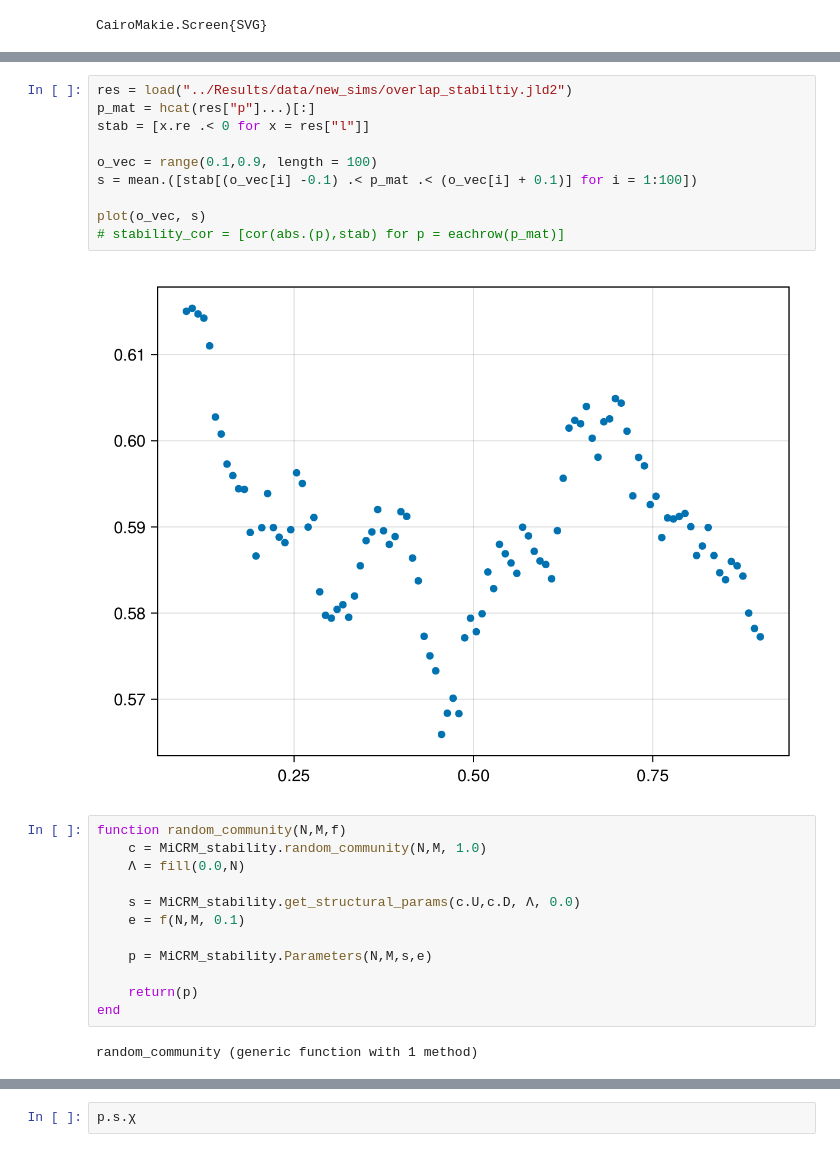
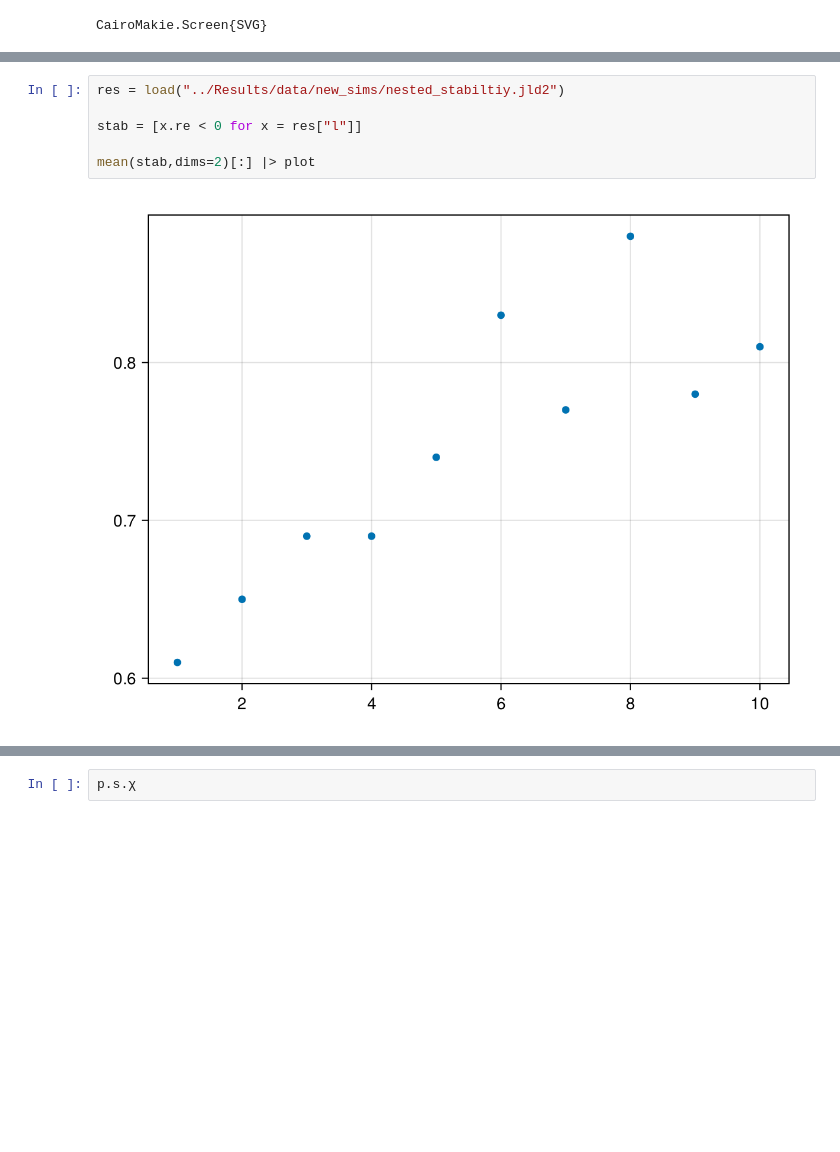
Before and after one commit to CleggTom/MiCRM_stability, a Jupyter notebook: Notebooks/Untitled1.ipynb, the cells around one changed output, grey strips where cells are left out. Drawn from its saved outputs; the diff is of its cells as text; blank space fills up the shorter version.

```diff
--- a/Notebooks/Untitled1.ipynb
+++ b/Notebooks/Untitled1.ipynb
@@ -189,29 +197,11 @@ f
 save("../Results/Figures/size_correlations.svg", f)
 # %% [output]
 CairoMakie.Screen{SVG}
-# %%
-res = load("../Results/data/new_sims/overlap_stabiltiy.jld2")
-p_mat = hcat(res["p"]...)[:]
-stab = [x.re .< 0 for x = res["l"]]
-
-o_vec = range(0.1,0.9, length = 100)
-s = mean.([stab[(o_vec[i] -0.1) .< p_mat .< (o_vec[i] + 0.1)] for i = 1:100])
-
-plot(o_vec, s)
-# stability_cor = [cor(abs.(p),stab) for p = eachrow(p_mat)]
-# %% [output]
-[figure, removed]
 # %%
-function random_community(N,M,f)
-    c = MiCRM_stability.random_community(N,M, 1.0)
-    Λ = fill(0.0,N)
+res = load("../Results/data/new_sims/nested_stabiltiy.jld2")
 
-    s = MiCRM_stability.get_structural_params(c.U,c.D, Λ, 0.0)
-    e = f(N,M, 0.1)
+stab = [x.re < 0 for x = res["l"]]
 
-    p = MiCRM_stability.Parameters(N,M,s,e)
-
-    return(p)
-end
+mean(stab,dims=2)[:] |> plot
 # %% [output]
-random_community (generic function with 1 method)
+[figure, added]
```
Also changed, not shown: parts of 14 cells of this notebook, 7 other files.
